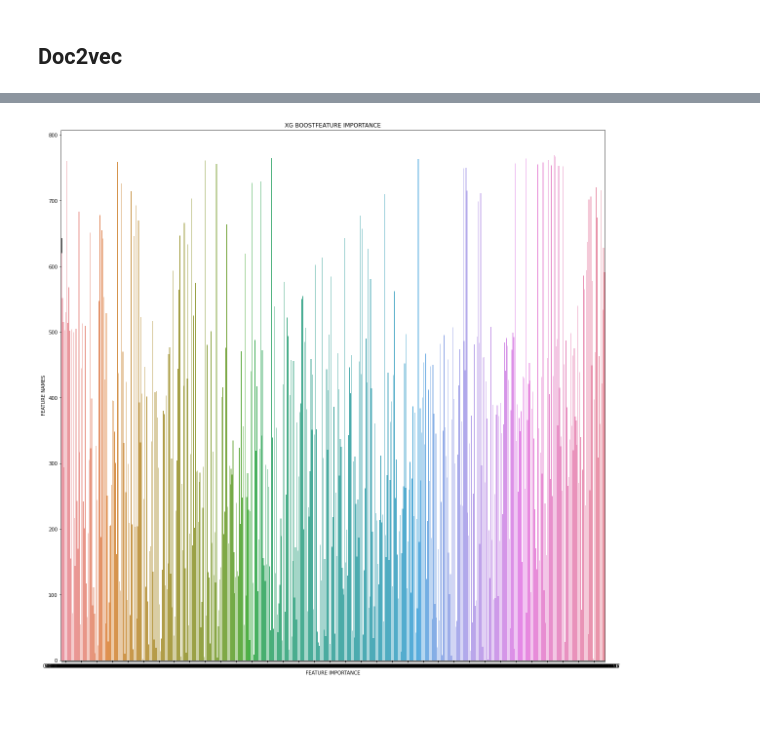
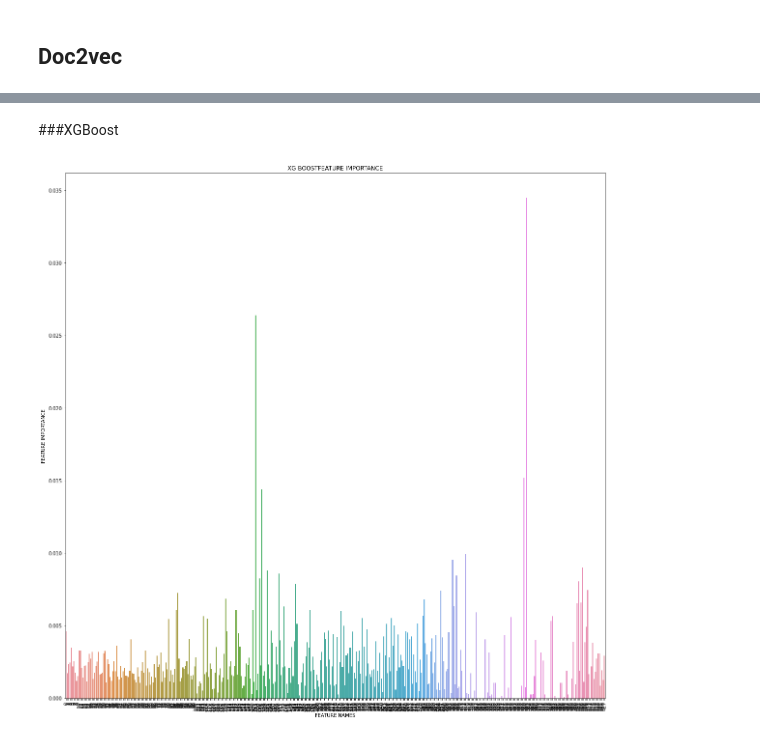
Before and after one commit to Zarmina97/NLP-project-, a Jupyter notebook: Models/doc2vec.ipynb, the cells around one changed output, grey strips where cells are left out. Cells and saved outputs as stored; diff of their text form; code cells hidden in the pictures; blank space fills up the shorter version.

```diff
--- a/Models/doc2vec.ipynb
+++ b/Models/doc2vec.ipynb
@@ -178,0 +203,4 @@ x_train_doc2vec, x_test_doc2vec, y_train_doc2vec, y_test_doc2vec = train_test_sp
+# %%
+dropped = [106,108,109,111,112,113]
+normalized_df = normalized_df.drop(dropped,axis=1)
+normalized_df
@@ -179,8 +221,17 @@ x_train_doc2vec, x_test_doc2vec, y_train_doc2vec, y_test_doc2vec = train_test_sp
+# %%
+y=normalized_df['likes']                #Target Variable
+X = normalized_df.drop('likes', axis=1) #Feature Matrix
+# %%
+x_train_d2v_df, x_test_d2v_df, y_train_d2v_df, y_test_d2v_df = train_test_split(X, y, test_size=0.2)
+# %% [markdown]
+###XGBoost
 # %%
-# utils.hyperparameterTuning_XGBoost(x_train_doc2vec,y_train_doc2vec)
+# hyperparameterTuning_XGBoost(x_train_doc2vec,y_train_doc2vec)
+
 xg_reg = xgb.XGBRegressor(objective ='reg:squarederror', colsample_bytree = 0.7, learning_rate = 0.03,max_depth = 5, min_child_weight=4,nthread = 4, n_estimators = 500,subsample=0.7)
-xg_reg.fit(x_train_doc2vec, y_train_doc2vec)
-y_pred = xg_reg.predict(x_test_doc2vec)
-utils.plot_feature_importance(xg_reg.feature_importances_,x_train_doc2vec.columns,'XG BOOST')
+xg_reg.fit(x_train_d2v_df, y_train_d2v_df)
+y_pred = xg_reg.predict(x_test_d2v_df)
-# %% [output]
-[figure, removed]
+# %%
+plot_feature_importance(xg_reg.feature_importances_,x_train_d2v_df.columns,'XG BOOST')
+# %% [output]
+[figure, added]
```
Also changed, not shown: parts of 37 cells of this notebook, 5 other files.
